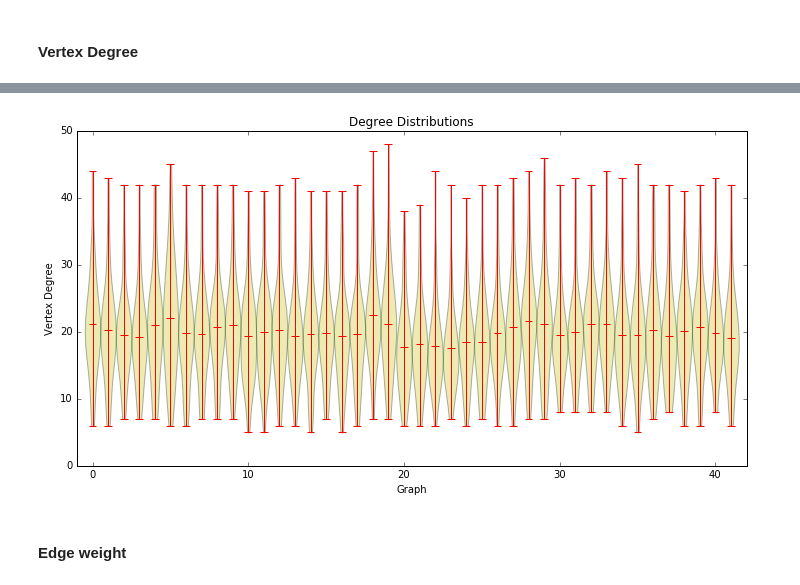
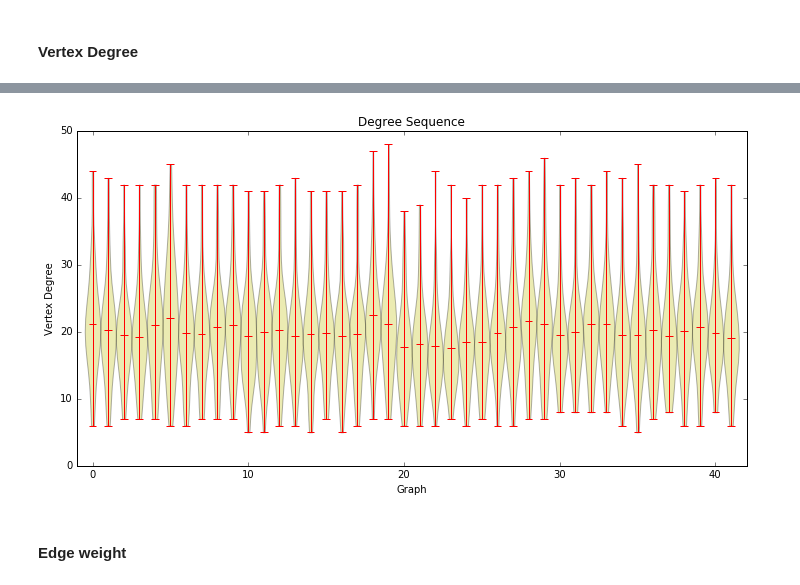
Before and after one commit to Upward-Spiral-Science/TA, a Jupyter notebook: code/extended_exploratory.ipynb, the cells around one changed output, grey strips where cells are left out. Cells and saved outputs as stored; diff of their text form; code cells hidden in the pictures.

```diff
--- a/code/extended_exploratory.ipynb
+++ b/code/extended_exploratory.ipynb
@@ -93,15 +75,14 @@ plt.show()
 # %%
-
 fig = plt.figure(figsize=(12,6))
 plt.violinplot(degrees.values(), range(len(degrees)), points=20, widths=1, showmeans=True, showextrema=True)
-plt.title('Degree Distributions')
+plt.title('Degree Sequence')
 plt.ylabel('Vertex Degree')
 plt.xlabel('Graph')
 plt.xlim((-1, len(degrees.keys())))
 plt.ylim((0, 50))
 plt.show()
 # %% [output]
-[figure, old version]
+[figure, new version]
 # %% [markdown]
 #### Edge weight
 # %%
```
Also changed, not shown: parts of 5 cells of this notebook.
